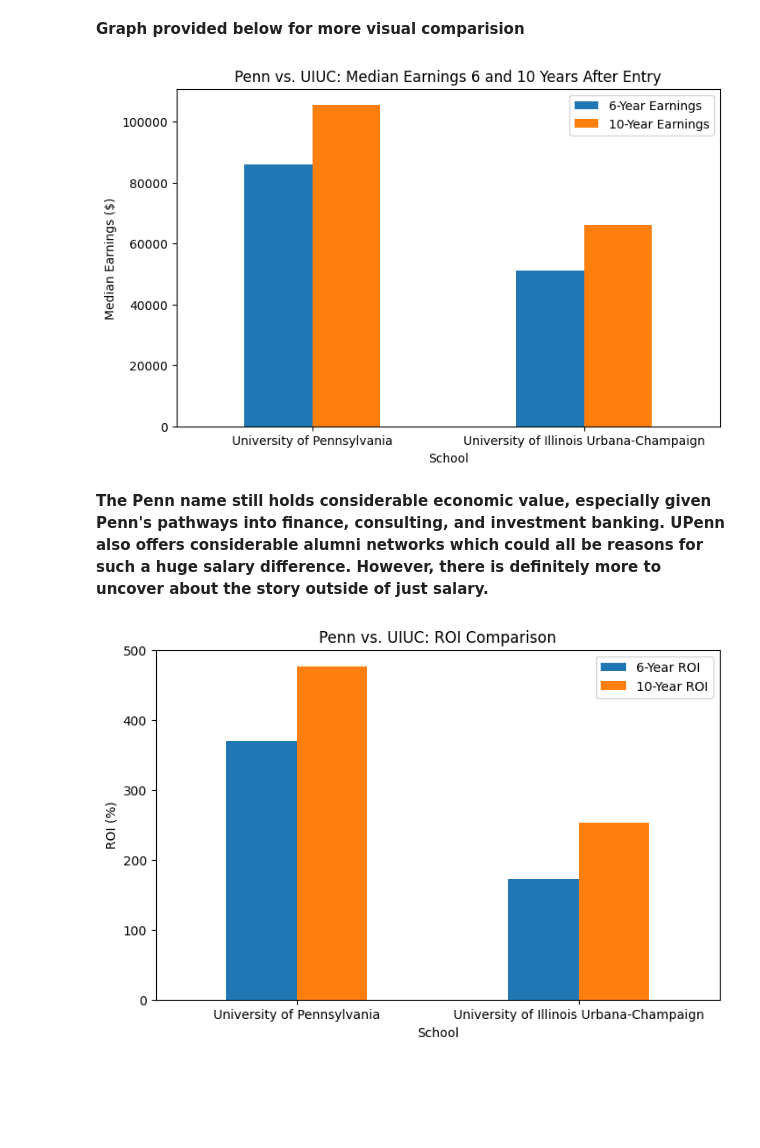
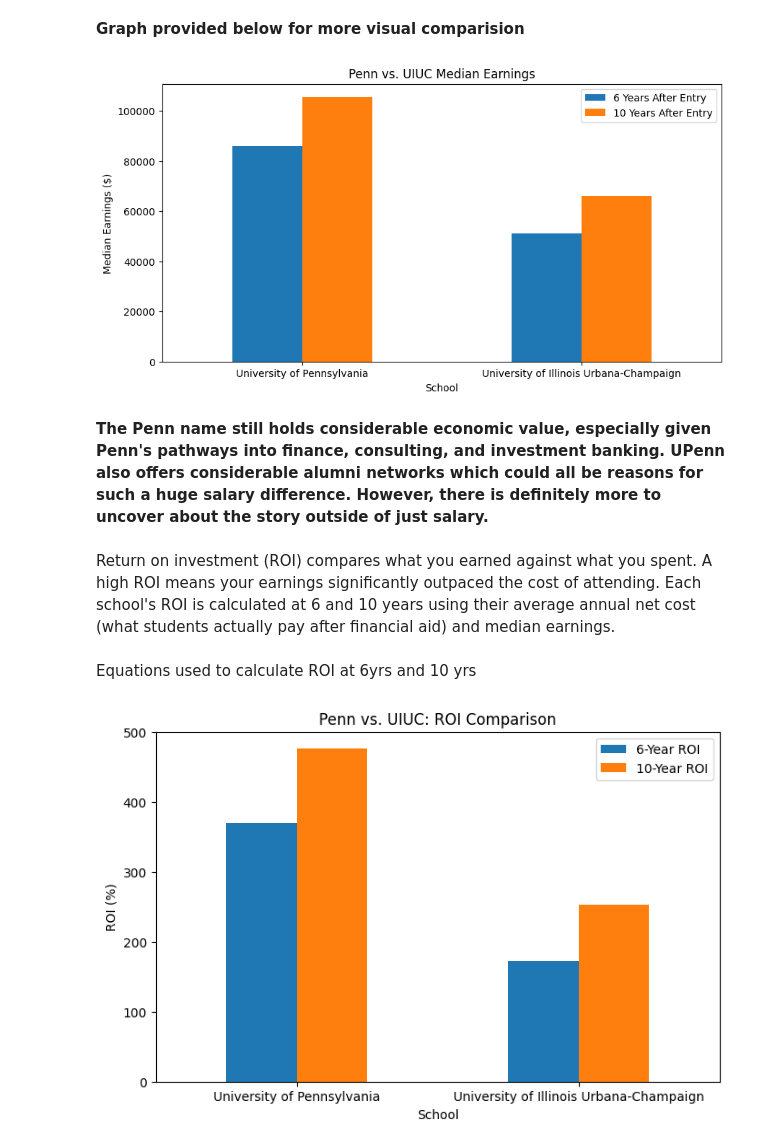
Before and after one commit to emch06/comm3180_G3_Data_Project, a Jupyter notebook: data_analysis/OVERALL/overall_analysis.ipynb, the cells around one changed output. Saved outputs shown, nothing was run; the diff lists cells and outputs as text; code cells hidden in the pictures; blank space fills up the shorter version.

```diff
--- a/data_analysis/OVERALL/overall_analysis.ipynb
+++ b/data_analysis/OVERALL/overall_analysis.ipynb
@@ -93,17 +100,35 @@ earnings_compare
 **Penn graduates reported higher median earnings at both the 6-year and 10-year mark. Penn graduates earned substantially more than UIUC graduates. The Penn median salary at 6 years was $85,900 and at 10 years $105,500. For UIUC, it was $51,000 at 6 years and $66,100 at 10 years.**
 # %% [markdown]
 **Graph provided below for more visual comparision**
-# %%
-earnings_compare.plot(kind="bar", figsize=(8,5))
-
-plt.title("Penn vs. UIUC: Median Earnings 6 and 10 Years After Entry")
-plt.xlabel("School")
-plt.ylabel("Median Earnings ($)")
-plt.xticks(rotation=0)
-plt.legend(["6-Year Earnings", "10-Year Earnings"])
-
-plt.show()
-# %% [output]
-[figure, removed]
+# %%
+earnings_compare = earnings_compare.set_index("School")
+
+for col in ["earnings_6yr", "earnings_10yr"]:
+    earnings_compare[col] = (
+        earnings_compare[col]
+        .replace('[$,]', '', regex=True)
+        .astype(float))
+
+earnings_compare.plot(
+    kind="bar",
+    figsize=(10,5)
+)
+
+plt.title("Penn vs. UIUC Median Earnings")
+plt.xlabel("School")
+plt.ylabel("Median Earnings ($)")
+plt.xticks(rotation=0)
+plt.legend([
+    "6 Years After Entry",
+    "10 Years After Entry"
+])
+
+plt.show()
+# %% [output]
+[figure, added]
 # %% [markdown]
 **The Penn name still holds considerable economic value, especially given Penn's pathways into finance, consulting, and investment banking. UPenn also offers considerable alumni networks which could all be reasons for such a huge salary difference. However, there is definitely more to uncover about the story outside of just salary.**
+# %% [markdown]
+Return on investment (ROI) compares what you earned against what you spent. A high ROI means your earnings significantly outpaced the cost of attending. Each school's ROI is calculated at 6 and 10 years using their average annual net cost (what students actually pay after financial aid) and median earnings.
+# %% [markdown]
+Equations used to calculate ROI at 6yrs and 10 yrs
```
Also changed, not shown: parts of 47 cells of this notebook, 13 other files.
